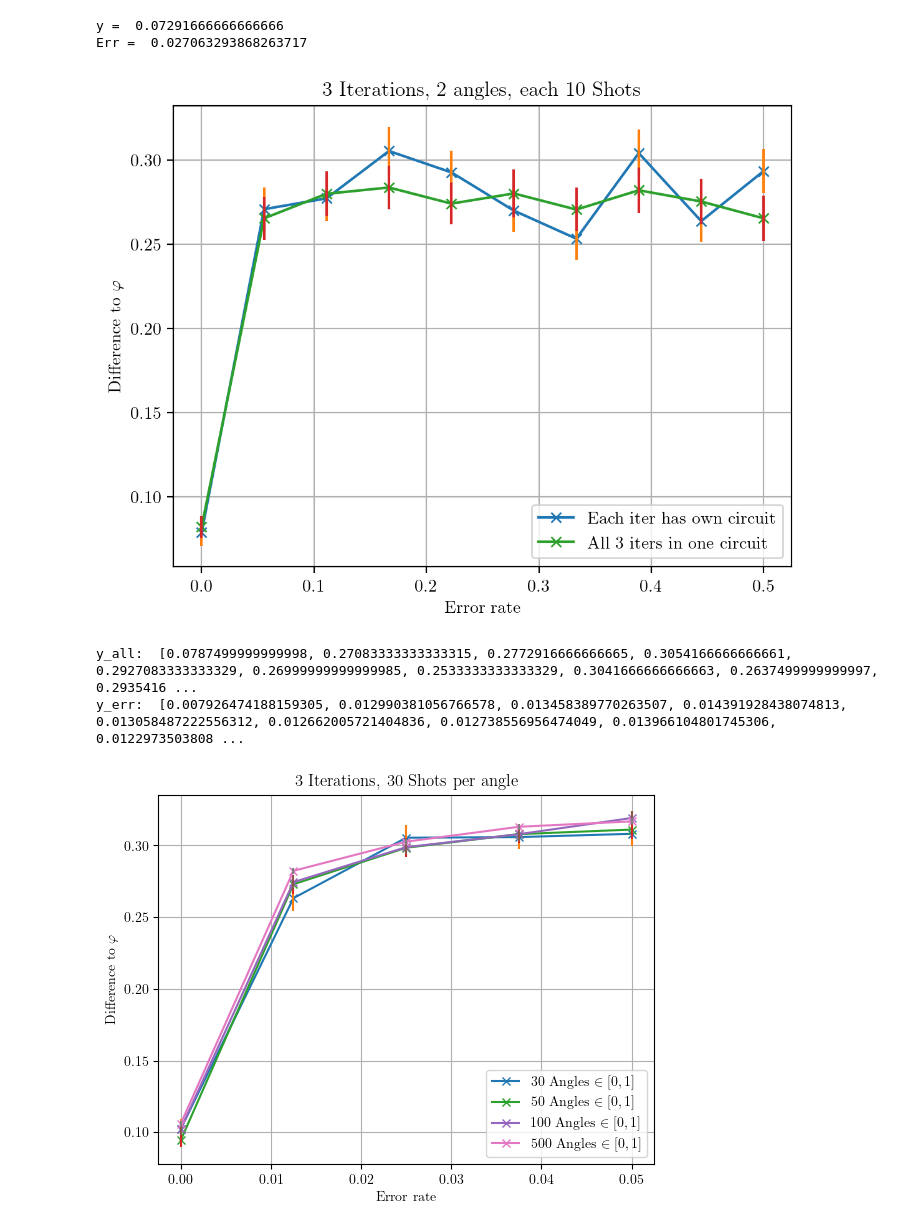
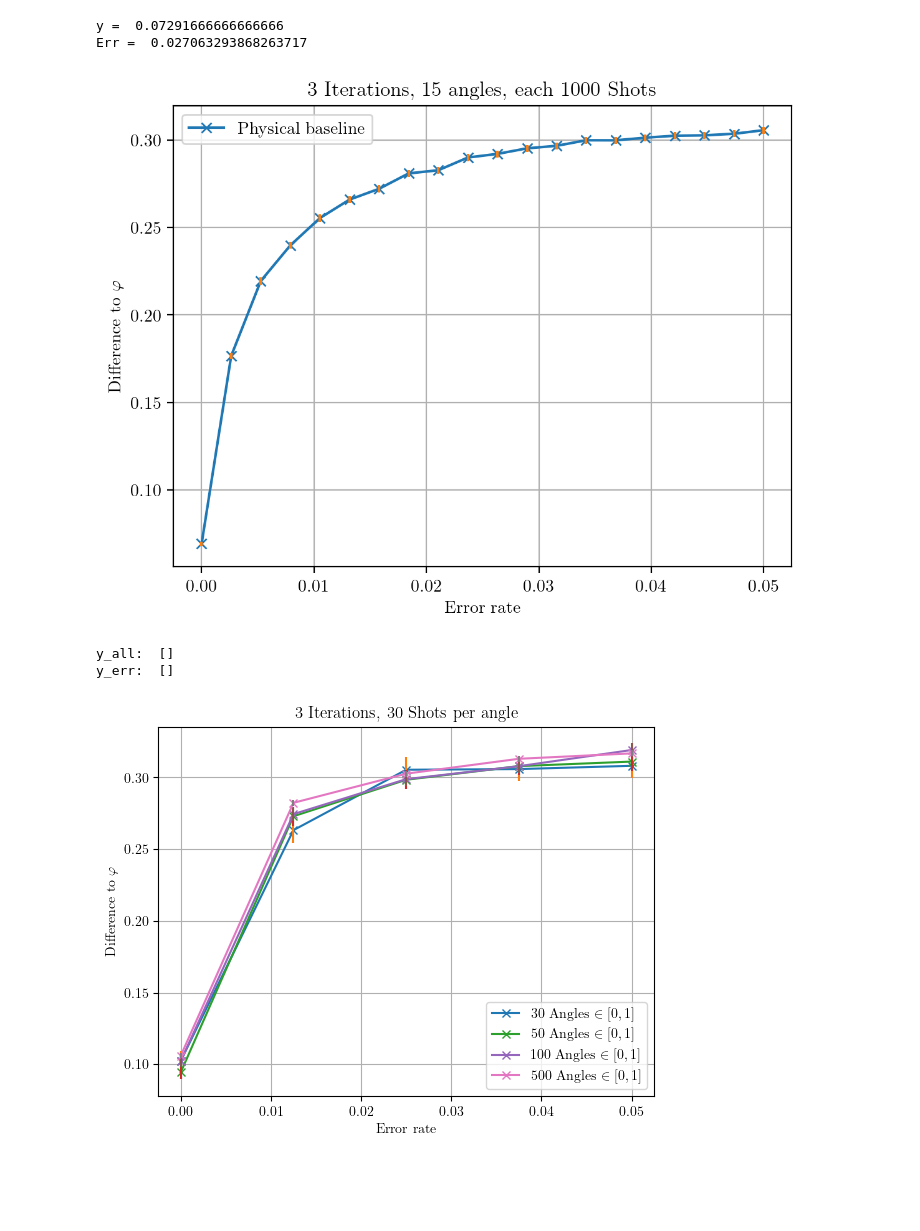
Before and after one commit to RicemanBoy/Bachelor, a Jupyter notebook: irgendwas.ipynb, the cells around one changed output. Cells and saved outputs as stored; diff of their text form; code cells hidden in the pictures; blank space fills up the shorter version.

```diff
--- a/irgendwas.ipynb
+++ b/irgendwas.ipynb
@@ -685,37 +685,38 @@ print("Err = ", errr)
 y =  0.07291666666666666
 Err =  0.027063293868263717
 # %%
-p = np.linspace(0,0.5,10)
+p = np.linspace(0,0.05,20)
 
 y_all, y_all1 = [],[]
 err, err1 = [], []
 
 for i in p:
-    ok, errr = Leon(3, 2, i, k=100)
-    ok1, errr1 = Dustin(3, 2, i, k=100)
-    y_all.append(ok), err.append(errr)
+    #ok, errr = Leon(3, 2, i, k=100)
+    ok1, errr1 = Dustin(3, 15, i, k=1000)
+    #y_all.append(ok), err.append(errr)
     y_all1.append(ok1), err1.append(errr1)
 # %%
 plt.figure(dpi=200)
-plt.plot(p, y_all, marker="x",label="Each iter has own circuit")
-plt.errorbar(p,y_all,yerr=err,linestyle="")
+# plt.plot(p, y_all, marker="x",label="Each iter has own circuit")
+# plt.errorbar(p,y_all,yerr=err,linestyle="")
 
-plt.plot(p, y_all1, marker="x",label="All 3 iters in one circuit")
+plt.plot(p, y_all1, marker="x",label="Physical baseline")
 plt.errorbar(p,y_all1,yerr=err1,linestyle="")
 
 plt.xlabel("Error rate")
 plt.ylabel(r"Difference to $\varphi$")
-plt.title("3 Iterations, 2 angles, each 10 Shots")
+plt.title("3 Iterations, 15 angles, each 1000 Shots")
 plt.grid()
 plt.legend()
+plt.savefig("physicalbaseline.png", dpi=200)
 plt.show()
 
 print("y_all: ", y_all)
 print("y_err: ", err)
 # %% [output]
-[figure, old version]
+[figure, new version]
-y_all:  [0.0787499999999998, 0.27083333333333315, 0.2772916666666665, 0.3054166666666661, 0.2927083333333329, 0.26999999999999985, 0.2533333333333329, 0.3041666666666663, 0.2637499999999997, 0.2935416 ...
-y_err:  [0.007926474188159305, 0.012990381056766578, 0.013458389770263507, 0.014391928438074813, 0.013058487222556312, 0.012662005721404836, 0.012738556956474049, 0.013966104801745306, 0.0122973503808 ...
+y_all:  []
+y_err:  []
 # %%
 p = np.linspace(0,0.05,5)
 
```
Also changed, not shown: 1 other file.
